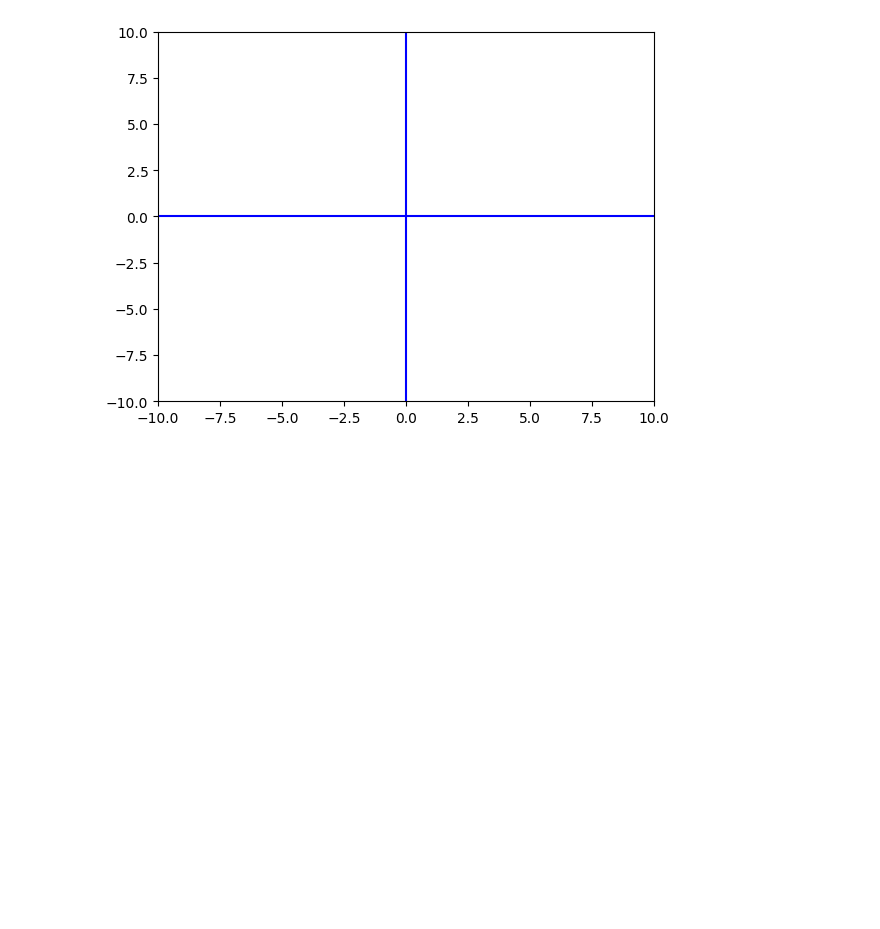
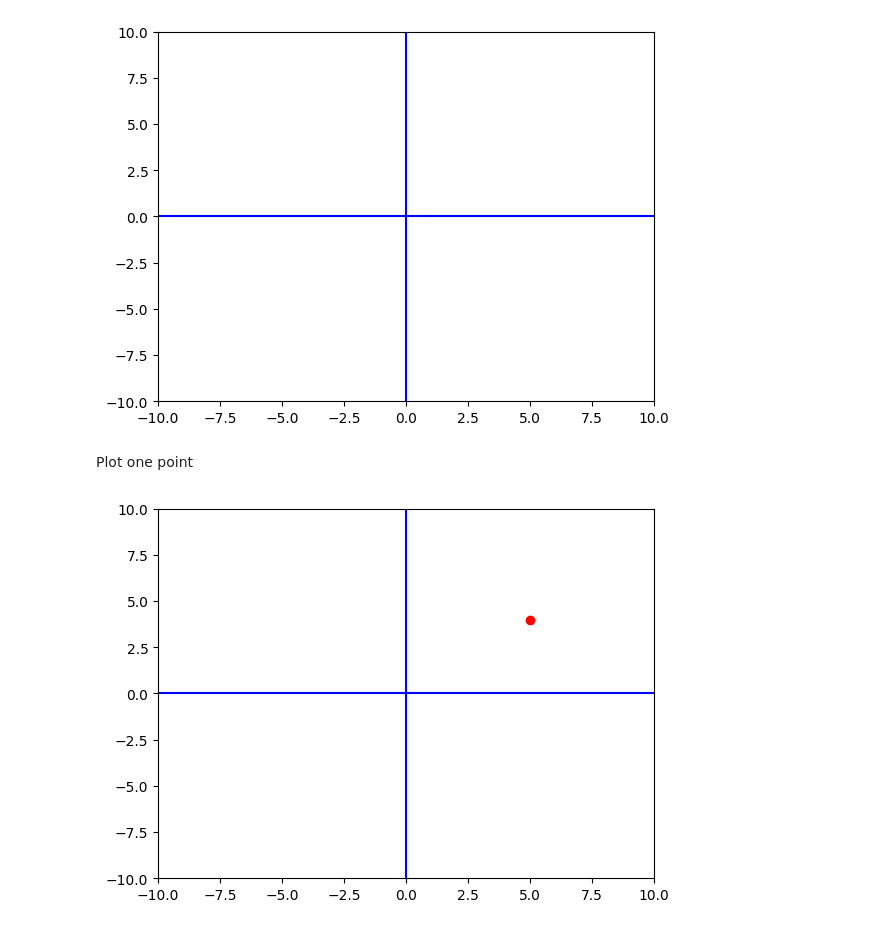
Before and after one commit to makstyle119/Mathematics, a Jupyter notebook: College Algebra/001.ipynb, the cells around one changed output. Saved outputs shown, nothing was run; the diff lists cells and outputs as text; code cells hidden in the pictures; blank space fills up the shorter version.

Commit message:
Plot one point

```diff
--- a/College Algebra/001.ipynb
+++ b/College Algebra/001.ipynb
@@ -562,3 +562,28 @@ plt.plot([0, 0], [y_min, y_max], 'b')
 plt.show()
 # %% [output]
 [figure]
+# %% [markdown]
+Plot one point
+# %%
+import matplotlib.pyplot as plt
+
+x_min = -10
+x_max = 10
+y_min = -10
+y_max = 10
+
+fig, ax = plt.subplots()
+
+# Dimensions
+plt.axis([x_min, x_max, y_min, y_max])
+
+# lines
+plt.plot([x_min, x_max], [0, 0], 'b')
+plt.plot([0, 0], [y_min, y_max], 'b')
+
+# plot
+plt.plot([5], [4], 'ro') # again first is x and second is y and thid r is for color and o is circle
+
+plt.show()
+# %% [output]
+[figure, added]
```
